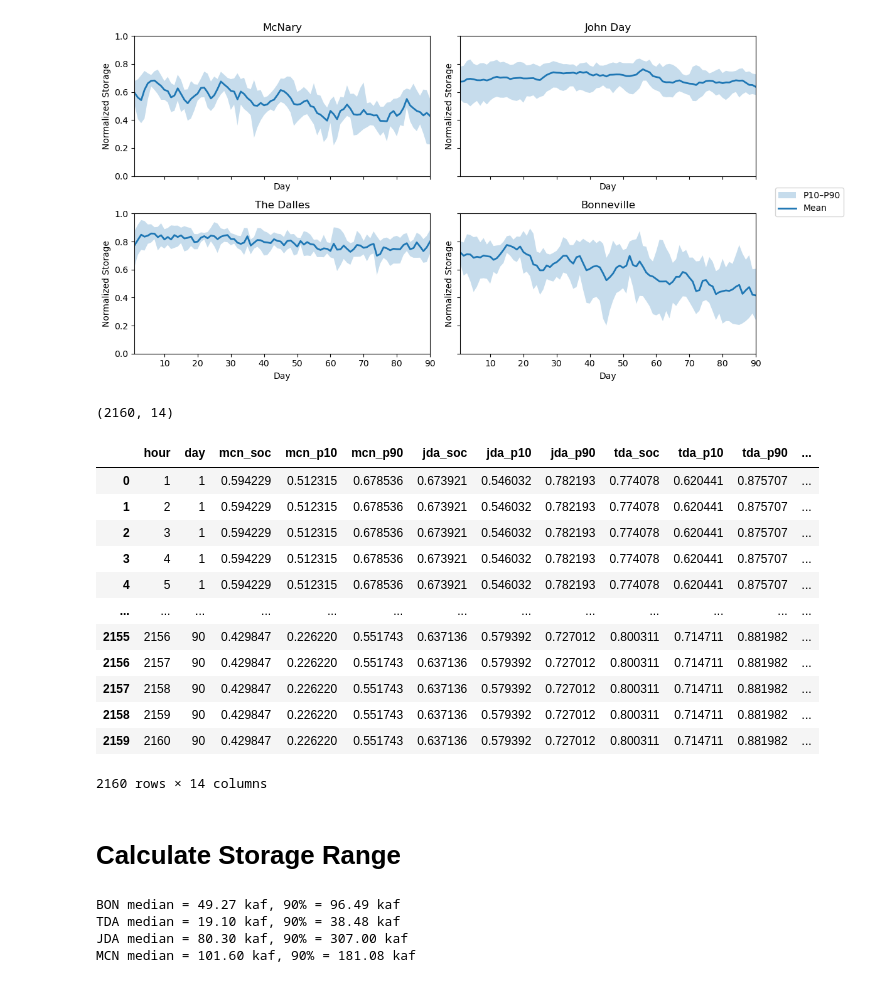
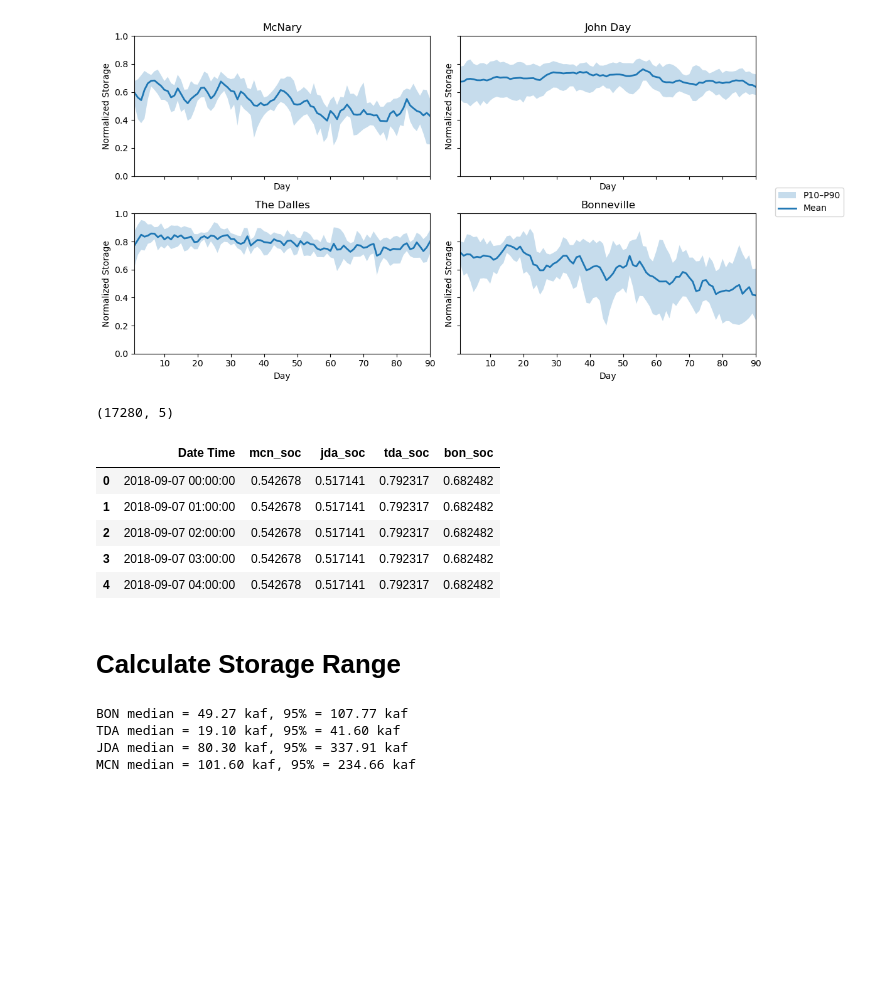
Before and after one commit to ecohn44/cascaded-hydro, a Jupyter notebook: streamflow-models/head-fit.ipynb, the cells around one changed output. Cells and saved outputs as stored; diff of their text form; code cells hidden in the pictures; blank space fills up the shorter version.

```diff
--- a/streamflow-models/head-fit.ipynb
+++ b/streamflow-models/head-fit.ipynb
@@ -278,37 +278,52 @@ plt.show()
 # %% [output]
 [figure]
 # %%
-refs = {"mcn": MCN_ref, "jda": JDA_ref, "tda": TDA_ref, "bon": BON_ref}
-daily_ref = pd.DataFrame(index=range(1, 91))
+refs = {
+    "mcn": MCN_ref,
+    "jda": JDA_ref,
+    "tda": TDA_ref,
+    "bon": BON_ref,
+}
+
+daily_ref = None
 
 for unit, df in refs.items():
-    g = df.groupby("day")["V_norm"]
-    daily_ref[f"{unit}_soc"] = g.mean()
-    daily_ref[f"{unit}_p10"] = g.quantile(.1)
-    daily_ref[f"{unit}_p90"] = g.quantile(.9)
+    d = df[["Date Time", "V_norm"]].copy()
+    d["Date Time"] = pd.to_datetime(d["Date Time"]).dt.normalize()
+    d = d.rename(columns={"V_norm": f"{unit}_soc"})
 
-daily_ref.index.name = "day"
-daily_ref = daily_ref.reset_index()
-hourly_ref = daily_ref.loc[daily_ref.index.repeat(24)].reset_index(drop=True)
-hourly_ref.insert(0, "hour", range(1, 2161))
+    daily_ref = (
+        d if daily_ref is None
+        else daily_ref.merge(d, on="Date Time", how="inner")
+    )
+
+daily_ref = daily_ref.sort_values("Date Time").reset_index(drop=True)
+
+# Repeat every daily value for 24 hours
+hourly_ref = (
+    daily_ref.loc[daily_ref.index.repeat(24)]
+    .reset_index(drop=True)
+)
+
+hourly_ref["Date Time"] += pd.to_timedelta(
+    np.tile(np.arange(24), len(daily_ref)),
+    unit="h",
+)
+
+hourly_ref = hourly_ref[
+    ["Date Time", "mcn_soc", "jda_soc", "tda_soc", "bon_soc"]
+]
 
 print(hourly_ref.shape)
-hourly_ref
+hourly_ref.head()
 # %% [output]
-(2160, 14)
+(17280, 5)
-|  | hour | day | mcn_soc | mcn_p10 | mcn_p90 | jda_soc | jda_p10 | jda_p90 | tda_soc | tda_p10 | tda_p90 | ... |
-| 0 | 1 | 1 | 0.594229 | 0.512315 | 0.678536 | 0.673921 | 0.546032 | 0.782193 | 0.774078 | 0.620441 | 0.875707 | ... |
-| 1 | 2 | 1 | 0.594229 | 0.512315 | 0.678536 | 0.673921 | 0.546032 | 0.782193 | 0.774078 | 0.620441 | 0.875707 | ... |
-| 2 | 3 | 1 | 0.594229 | 0.512315 | 0.678536 | 0.673921 | 0.546032 | 0.782193 | 0.774078 | 0.620441 | 0.875707 | ... |
-| 3 | 4 | 1 | 0.594229 | 0.512315 | 0.678536 | 0.673921 | 0.546032 | 0.782193 | 0.774078 | 0.620441 | 0.875707 | ... |
-| 4 | 5 | 1 | 0.594229 | 0.512315 | 0.678536 | 0.673921 | 0.546032 | 0.782193 | 0.774078 | 0.620441 | 0.875707 | ... |
-| ... | ... | ... | ... | ... | ... | ... | ... | ... | ... | ... | ... | ... |
-| 2155 | 2156 | 90 | 0.429847 | 0.226220 | 0.551743 | 0.637136 | 0.579392 | 0.727012 | 0.800311 | 0.714711 | 0.881982 | ... |
-| 2156 | 2157 | 90 | 0.429847 | 0.226220 | 0.551743 | 0.637136 | 0.579392 | 0.727012 | 0.800311 | 0.714711 | 0.881982 | ... |
-| 2157 | 2158 | 90 | 0.429847 | 0.226220 | 0.551743 | 0.637136 | 0.579392 | 0.727012 | 0.800311 | 0.714711 | 0.881982 | ... |
-| 2158 | 2159 | 90 | 0.429847 | 0.226220 | 0.551743 | 0.637136 | 0.579392 | 0.727012 | 0.800311 | 0.714711 | 0.881982 | ... |
-| 2159 | 2160 | 90 | 0.429847 | 0.226220 | 0.551743 | 0.637136 | 0.579392 | 0.727012 | 0.800311 | 0.714711 | 0.881982 | ... |
+|  | Date Time | mcn_soc | jda_soc | tda_soc | bon_soc |
+| 0 | 2018-09-07 00:00:00 | 0.542678 | 0.517141 | 0.792317 | 0.682482 |
+| 1 | 2018-09-07 01:00:00 | 0.542678 | 0.517141 | 0.792317 | 0.682482 |
+| 2 | 2018-09-07 02:00:00 | 0.542678 | 0.517141 | 0.792317 | 0.682482 |
+| 3 | 2018-09-07 03:00:00 | 0.542678 | 0.517141 | 0.792317 | 0.682482 |
+| 4 | 2018-09-07 04:00:00 | 0.542678 | 0.517141 | 0.792317 | 0.682482 |
-2160 rows × 14 columns
 # %%
 hourly_ref.to_csv("/Users/elizacohn/Desktop/cascaded-hydro/simulation-data/soc.csv", index=False)
 # %% [markdown]
@@ -364,15 +379,15 @@ for unit, df in storage.items():
         lambda x: np.ptp(np.r_[0, x.cumsum().to_numpy()])
     )
 
-    Vrange_kaf[unit] = seasonal_ranges.quantile(0.90)
+    Vrange_kaf[unit] = seasonal_ranges.quantile(0.95)
 
     print(
         unit.upper(),
         f"median = {seasonal_ranges.median():.2f} kaf,",
-        f"90% = {Vrange_kaf[unit]:.2f} kaf",
+        f"95% = {Vrange_kaf[unit]:.2f} kaf",
     )
 # %% [output]
-BON median = 49.27 kaf, 90% = 96.49 kaf
-TDA median = 19.10 kaf, 90% = 38.48 kaf
-JDA median = 80.30 kaf, 90% = 307.00 kaf
-MCN median = 101.60 kaf, 90% = 181.08 kaf
+BON median = 49.27 kaf, 95% = 107.77 kaf
+TDA median = 19.10 kaf, 95% = 41.60 kaf
+JDA median = 80.30 kaf, 95% = 337.91 kaf
+MCN median = 101.60 kaf, 95% = 234.66 kaf
```
Also changed, not shown: 10 other files.
